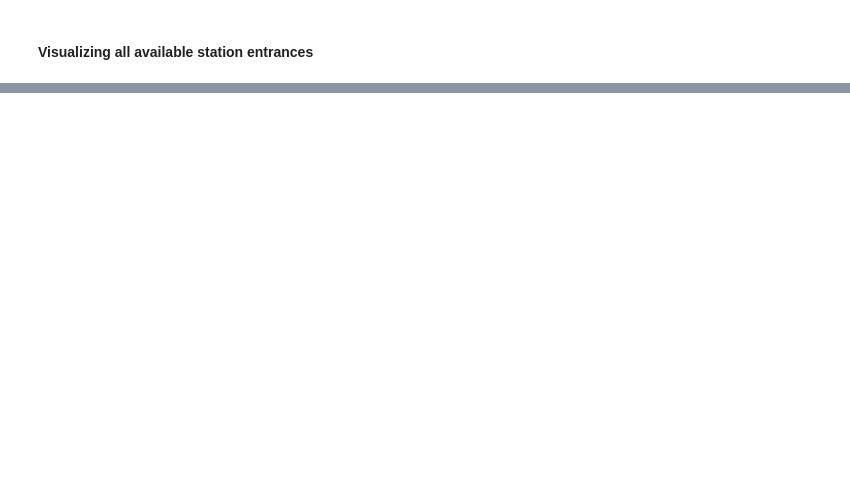
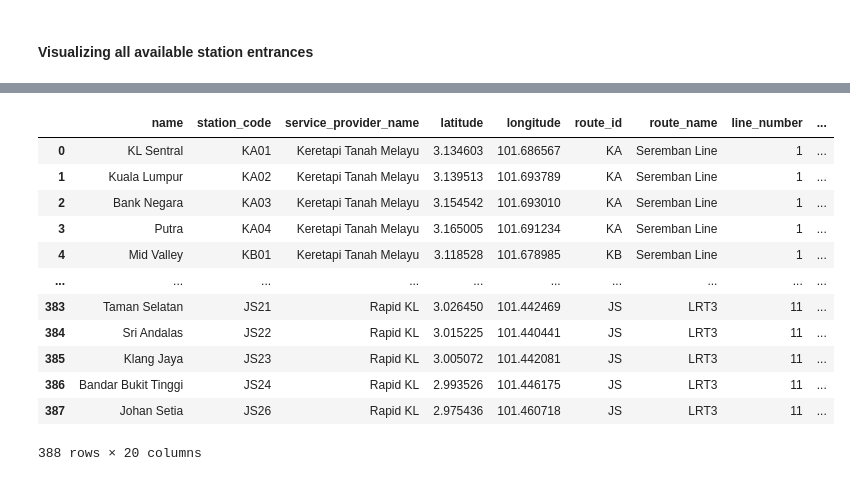
Before and after one commit to nabilersyad/transit-stations-database, a Jupyter notebook: 0_mapping-stations.ipynb, the cells around one changed output, grey strips where cells are left out. Cells and saved outputs as stored; diff of their text form; code cells hidden in the pictures; blank space fills up the shorter version.

Commit message:
queried supabase

```diff
--- a/0_mapping-stations.ipynb
+++ b/0_mapping-stations.ipynb
@@ -116,0 +120,37 @@ map
+# %%
+import os
+import pandas as pd
+from supabase import create_client, Client
+
+url: str = os.environ.get("SUPABASE_URL")
+key: str = os.environ.get("SUPABASE_KEY")
+supabase: Client = create_client(url, key)
+# Initialize the Supabase client
+# %%
+#Query stations table
+response = supabase.table('stations').select("*").eq('region', 'Klang Valley').execute()
+data,_ = response
+stations_data_supa = pd.DataFrame(data[1])
+stations_data_supa.index.name = 'station_id'
+stations_data_supa.drop({'station_id'},inplace=True,axis=1)
+
+#Query station entrances table
+response = supabase.table('station_entrances').select("*").execute()
+data,_ = response
+station_entrances_data_supa = pd.DataFrame(data[1])
+station_entrances_data_supa.index.name = 'relationship_id'
+station_entrances_data_supa.drop({'relationship_id'},inplace=True,axis=1)
+station_entrances_data_supa
+
+
+#Query entrances table
+response = supabase.table('entrances').select("*").execute()
+data,_ = response
+entrances_data_supa = pd.DataFrame(data[1])
+entrances_data_supa.index.name = 'entrance_id'
+entrances_data_supa.drop({'entrance_id'},inplace=True,axis=1)
+entrances_data_supa.rename(columns={
+    'longitude': 'entrance_longitude',
+    'latitude': 'entrance_latitude'
+}, inplace=True)
+entrances_data_supa
@@ -116,0 +172,21 @@ map
+# %%
+# First LEFT JOIN between stations and station_entrances on 'station_code'
+merged_df = pd.merge(stations_data_supa, station_entrances_data_supa, on='station_code', how='left')
+
+# Second LEFT JOIN with entrances on 'entrance_id'
+final_df = pd.merge(merged_df, entrances_data_supa, on='entrance_id', how='left')
+final_df
+# %% [output]
+|  | name | station_code | service_provider_name | latitude | longitude | route_id | route_name | line_number | ... |
+| 0 | KL Sentral | KA01 | Keretapi Tanah Melayu | 3.134603 | 101.686567 | KA | Seremban Line | 1 | ... |
+| 1 | Kuala Lumpur | KA02 | Keretapi Tanah Melayu | 3.139513 | 101.693789 | KA | Seremban Line | 1 | ... |
+| 2 | Bank Negara | KA03 | Keretapi Tanah Melayu | 3.154542 | 101.693010 | KA | Seremban Line | 1 | ... |
+| 3 | Putra | KA04 | Keretapi Tanah Melayu | 3.165005 | 101.691234 | KA | Seremban Line | 1 | ... |
+| 4 | Mid Valley | KB01 | Keretapi Tanah Melayu | 3.118528 | 101.678985 | KB | Seremban Line | 1 | ... |
+| ... | ... | ... | ... | ... | ... | ... | ... | ... | ... |
+| 383 | Taman Selatan | JS21 | Rapid KL | 3.026450 | 101.442469 | JS | LRT3 | 11 | ... |
+| 384 | Sri Andalas | JS22 | Rapid KL | 3.015225 | 101.440441 | JS | LRT3 | 11 | ... |
+| 385 | Klang Jaya | JS23 | Rapid KL | 3.005072 | 101.442081 | JS | LRT3 | 11 | ... |
+| 386 | Bandar Bukit Tinggi | JS24 | Rapid KL | 2.993526 | 101.446175 | JS | LRT3 | 11 | ... |
+| 387 | Johan Setia | JS26 | Rapid KL | 2.975436 | 101.460718 | JS | LRT3 | 11 | ... |
+388 rows × 20 columns
```
Also changed, not shown: parts of 4 cells of this notebook, 9 other files.
